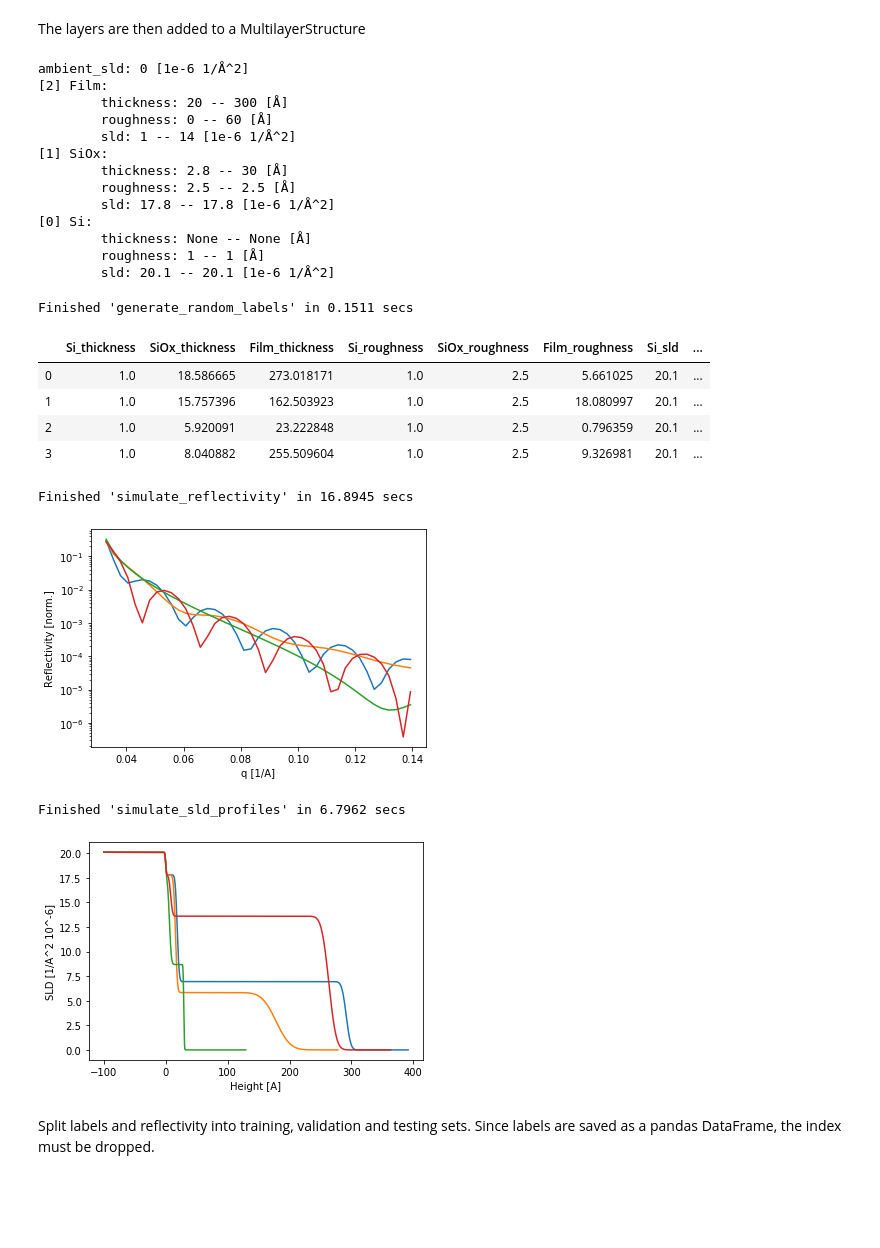
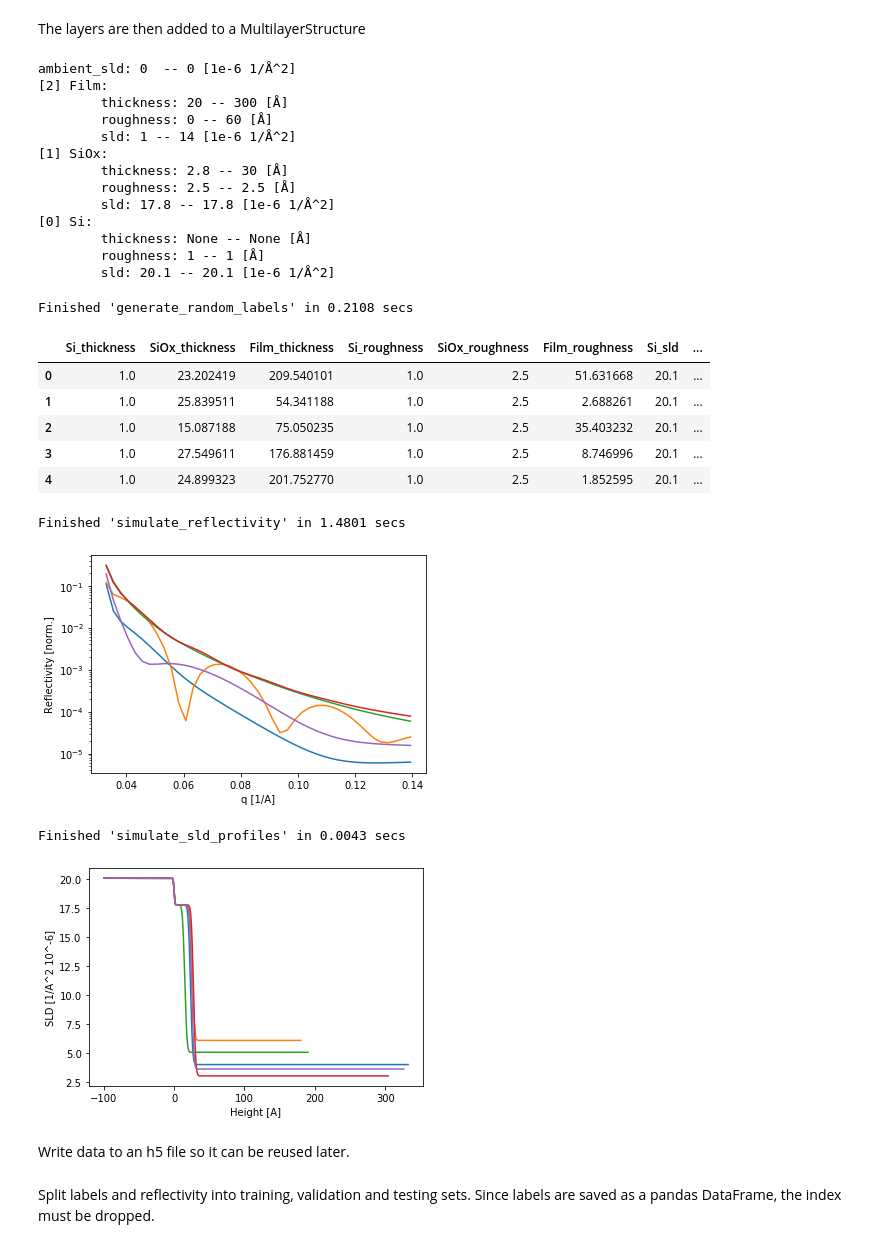
Before and after one commit to schreiber-lab/mlreflect, a Jupyter notebook: data/notebooks/usage_example.ipynb, the cells around one changed output. Drawn from its saved outputs; the diff is of its cells as text; code cells hidden in the pictures; blank space fills up the shorter version.

```diff
--- a/data/notebooks/usage_example.ipynb
+++ b/data/notebooks/usage_example.ipynb
@@ -41,14 +41,14 @@ layer3 = Layer('Film', (20, 300), (0, 60), (1, 14))
 # %% [markdown]
 The layers are then added to a MultilayerStructure
 # %%
-sample = MultilayerStructure(ambient_sld=0) # Initialize MultilayerStructure object with ambient SLD of 0 (air for X-ray)
+sample = MultilayerStructure(ambient_sld_range=(0, 0)) # Initialize MultilayerStructure object with ambient SLD of 0 (air for X-ray)
 sample.add_layer(layer1)
 sample.add_layer(layer2)
 sample.add_layer(layer3)
 # %%
 print(sample)
 # %% [output]
-ambient_sld: 0 [1e-6 1/Å^2]
+ambient_sld: 0  -- 0 [1e-6 1/Å^2]
 [2] Film:
         thickness: 20 -- 300 [Å]
         roughness: 0 -- 60 [Å]
@@ -62,45 +62,44 @@ ambient_sld: 0 [1e-6 1/Å^2]
         roughness: 1 -- 1 [Å]
         sld: 20.1 -- 20.1 [1e-6 1/Å^2]
 # %%
-gen = ReflectivityGenerator(q, sample) # Initialize ReflectivityGenerator using the previously constructed sample
+gen = ReflectivityGenerator(q, sample, random_seed=10) # Initialize ReflectivityGenerator using the previously constructed sample
 random_labels = gen.generate_random_labels(22500)
 # %% [output]
-Finished 'generate_random_labels' in 0.1511 secs
+Finished 'generate_random_labels' in 0.2108 secs
 # %%
-random_labels[0:4] # Quick inspection if the generated parameters are as expected
+random_labels.head() # Quick inspection if the generated parameters are as expected
 # %% [output]
 |  | Si_thickness | SiOx_thickness | Film_thickness | Si_roughness | SiOx_roughness | Film_roughness | Si_sld | ... |
-| 0 | 1.0 | 18.586665 | 273.018171 | 1.0 | 2.5 | 5.661025 | 20.1 | ... |
-| 1 | 1.0 | 15.757396 | 162.503923 | 1.0 | 2.5 | 18.080997 | 20.1 | ... |
-| 2 | 1.0 | 5.920091 | 23.222848 | 1.0 | 2.5 | 0.796359 | 20.1 | ... |
-| 3 | 1.0 | 8.040882 | 255.509604 | 1.0 | 2.5 | 9.326981 | 20.1 | ... |
+| 0 | 1.0 | 23.202419 | 209.540101 | 1.0 | 2.5 | 51.631668 | 20.1 | ... |
+| 1 | 1.0 | 25.839511 | 54.341188 | 1.0 | 2.5 | 2.688261 | 20.1 | ... |
+| 2 | 1.0 | 15.087188 | 75.050235 | 1.0 | 2.5 | 35.403232 | 20.1 | ... |
+| 3 | 1.0 | 27.549611 | 176.881459 | 1.0 | 2.5 | 8.746996 | 20.1 | ... |
+| 4 | 1.0 | 24.899323 | 201.752770 | 1.0 | 2.5 | 1.852595 | 20.1 | ... |
 # %%
 random_reflectivity = gen.simulate_reflectivity(random_labels) # Simulate reflectivity using the generated parameters
 # %% [output]
-Finished 'simulate_reflectivity' in 16.8945 secs
+Finished 'simulate_reflectivity' in 1.4801 secs
 # %%
-plt.semilogy(q, random_reflectivity[0, :])
-plt.semilogy(q, random_reflectivity[1, :])
-plt.semilogy(q, random_reflectivity[2, :])
-plt.semilogy(q, random_reflectivity[3, :])
+for i in range(5):
+    plt.semilogy(q, random_reflectivity[10+i, :])
 plt.xlabel('q [1/A]')
 plt.ylabel('Reflectivity [norm.]')
 plt.show()
 # %% [output]
-[figure, old version]
+[figure, new version]
 # %%
-sld_profiles = gen.simulate_sld_profiles(random_labels) # Simulate SLD profile for visual inspection
+sld_profiles = gen.simulate_sld_profiles(random_labels[0:5]) # Simulate SLD profile for visual inspection
 # %% [output]
-Finished 'simulate_sld_profiles' in 6.7962 secs
+Finished 'simulate_sld_profiles' in 0.0043 secs
 # %%
-plt.plot(sld_profiles[0][0, :], sld_profiles[0][1, :])
-plt.plot(sld_profiles[1][0, :], sld_profiles[1][1, :])
-plt.plot(sld_profiles[2][0, :], sld_profiles[2][1, :])
-plt.plot(sld_profiles[3][0, :], sld_profiles[3][1, :])
+for i in range(5):
+    plt.plot(sld_profiles[i][0, :], sld_profiles[i][1, :])
 plt.xlabel('Height [A]')
 plt.ylabel('SLD [1/A^2 10^-6]')
 plt.show()
 # %% [output]
-[figure, old version]
+[figure, new version]
+# %% [markdown]
+Write data to an h5 file so it can be reused later.
 # %% [markdown]
 Split labels and reflectivity into training, validation and testing sets. Since labels are saved as a pandas DataFrame, the index must be dropped.
```
Also changed, not shown: parts of 38 cells of this notebook, 2 other files.
